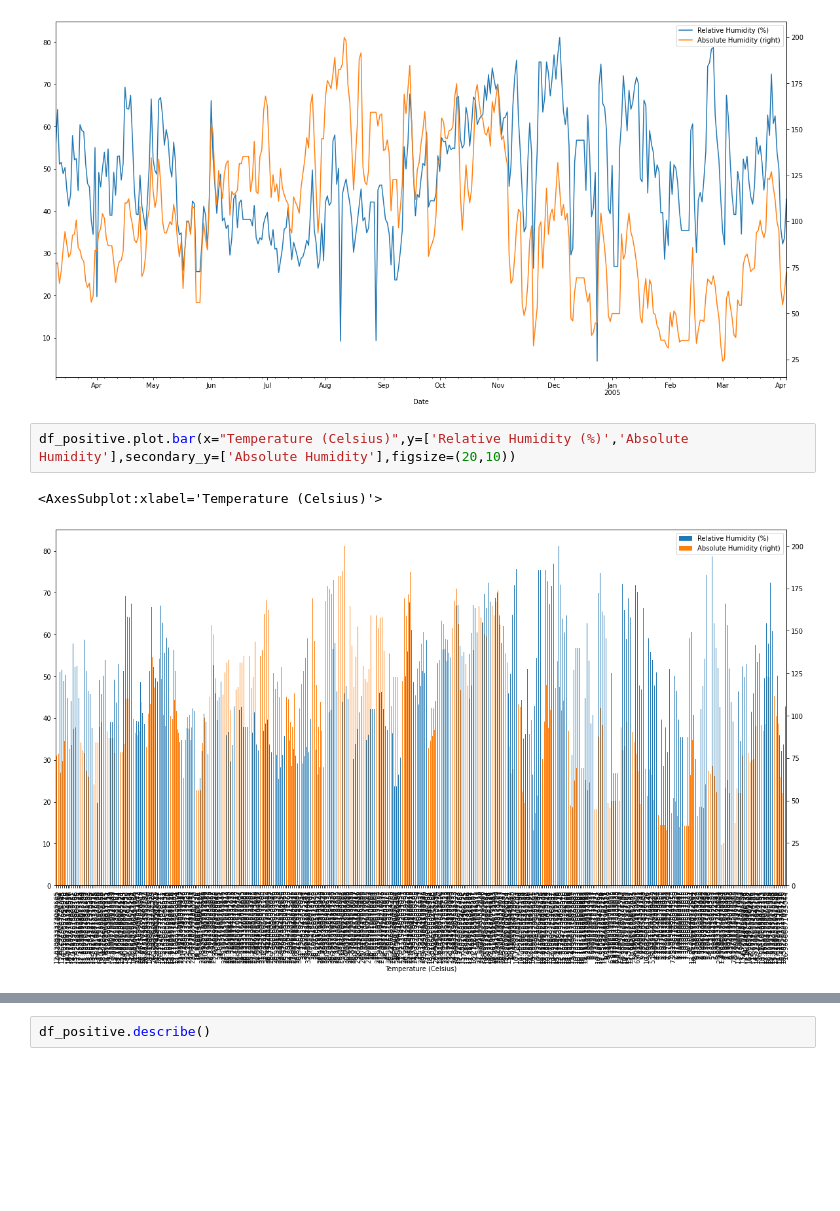
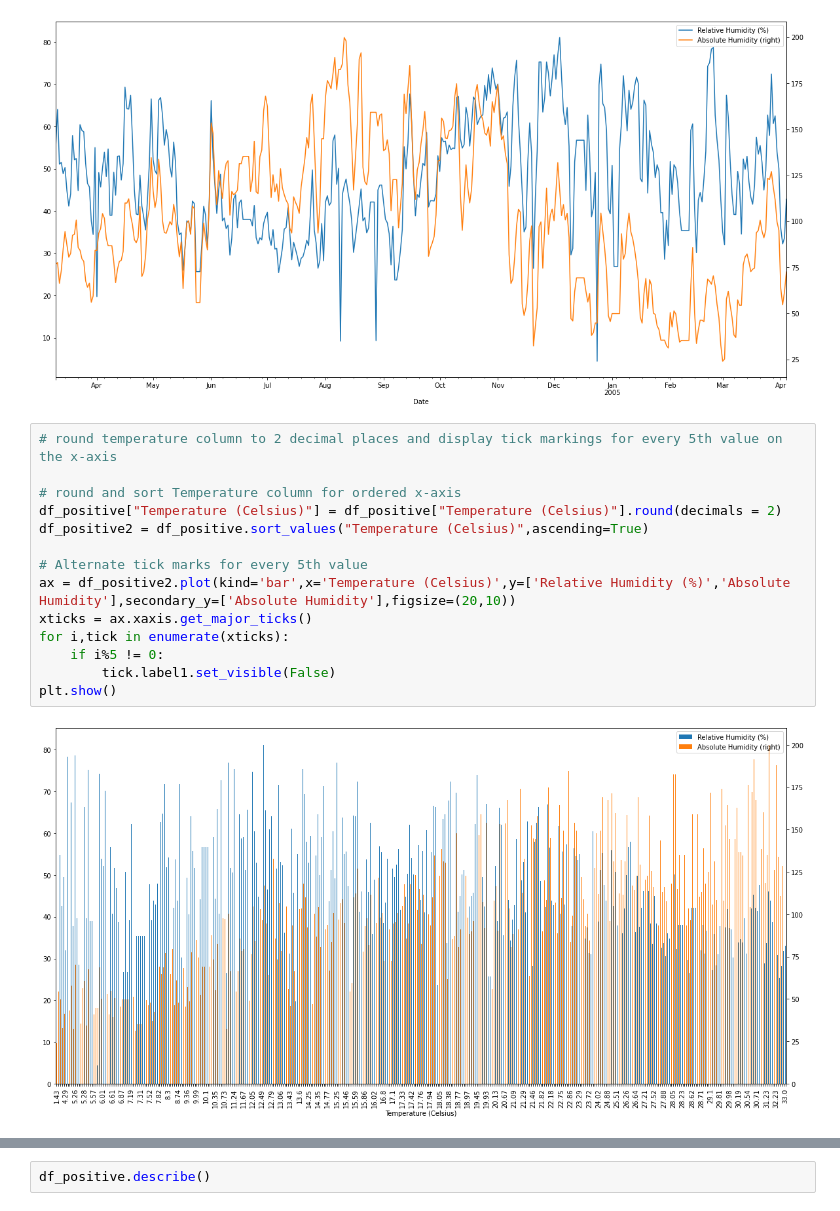
Before and after one commit to vinaythiru/DataProjects, a Jupyter notebook: AirQualityUCI.ipynb, the cells around one changed output, grey strips where cells are left out. Drawn from its saved outputs; the diff is of its cells as text; blank space fills up the shorter version.

```diff
--- a/AirQualityUCI.ipynb
+++ b/AirQualityUCI.ipynb
@@ -272,8 +333,19 @@ df_positive.plot(x="Date",y=['Relative Humidity (%)','Absolute Humidity'],second
 <AxesSubplot:xlabel='Date'>
 [figure]
 # %%
-df_positive.plot.bar(x="Temperature (Celsius)",y=['Relative Humidity (%)','Absolute Humidity'],secondary_y=['Absolute Humidity'],figsize=(20,10))
+# round temperature column to 2 decimal places and display tick markings for every 5th value on the x-axis
+
+# round and sort Temperature column for ordered x-axis
+df_positive["Temperature (Celsius)"] = df_positive["Temperature (Celsius)"].round(decimals = 2)
+df_positive2 = df_positive.sort_values("Temperature (Celsius)",ascending=True)
+
+# Alternate tick marks for every 5th value
+ax = df_positive2.plot(kind='bar',x='Temperature (Celsius)',y=['Relative Humidity (%)','Absolute Humidity'],secondary_y=['Absolute Humidity'],figsize=(20,10))
+xticks = ax.xaxis.get_major_ticks()
+for i,tick in enumerate(xticks):
+    if i%5 != 0:
+        tick.label1.set_visible(False)
+plt.show()
 # %% [output]
-<AxesSubplot:xlabel='Temperature (Celsius)'>
-[figure, old version]
+[figure, new version]
 # %%
```
Also changed, not shown: parts of 29 cells of this notebook.
